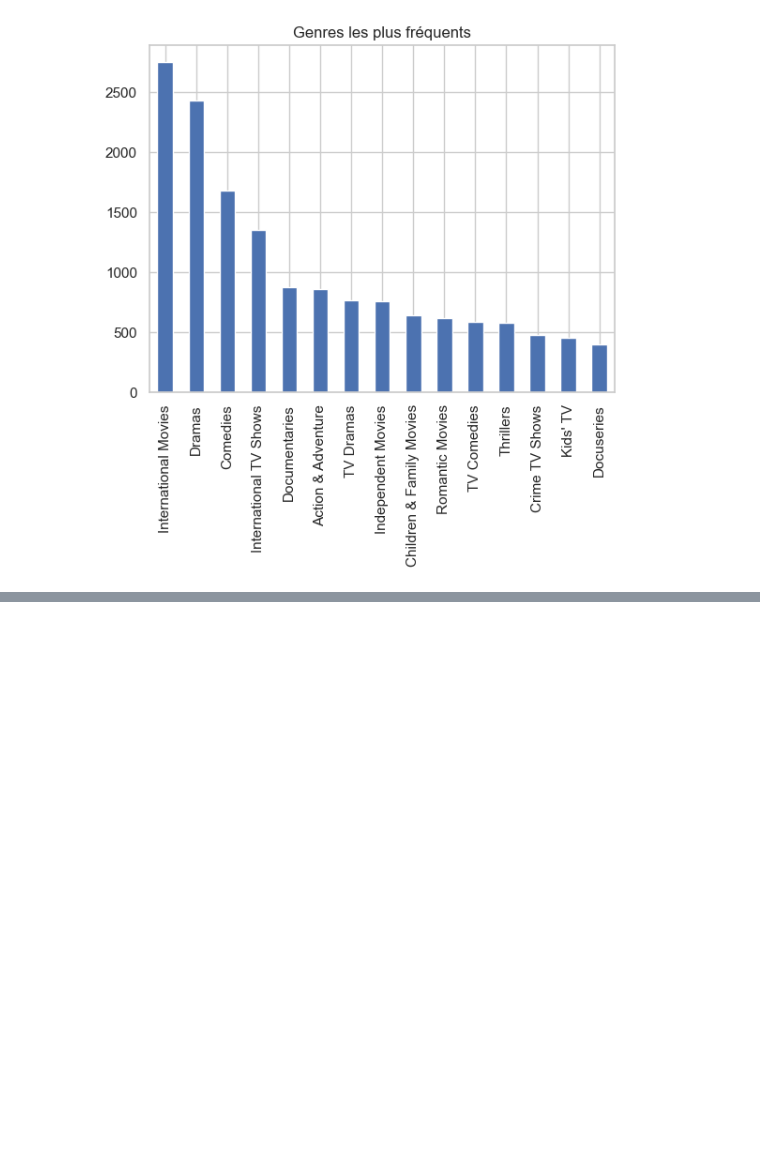
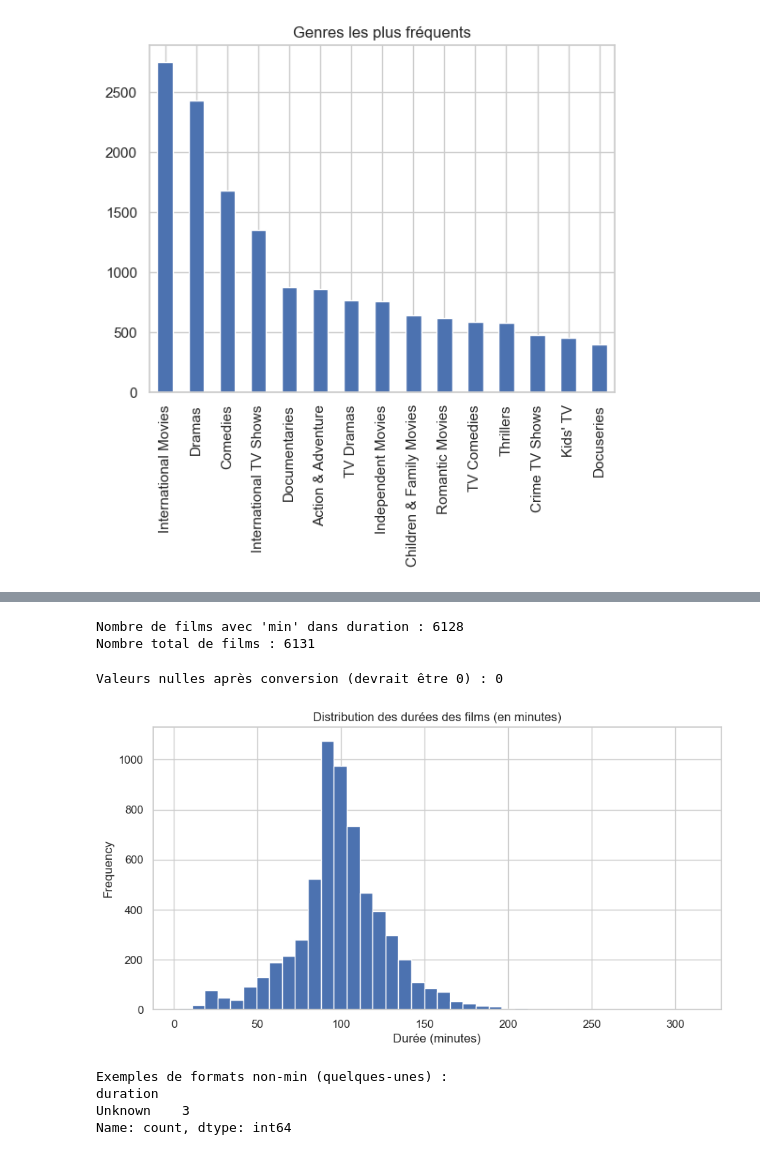
Before and after one commit to SMoctarL/Projet_Netflix, a Jupyter notebook: netflixProject.ipynb, the cells around one changed output, grey strips where cells are left out. Saved outputs shown, nothing was run; the diff lists cells and outputs as text; code cells hidden in the pictures; blank space fills up the shorter version.

```diff
--- a/netflixProject.ipynb
+++ b/netflixProject.ipynb
@@ -116,0 +106,2 @@ print("Analyse Netflix terminée !")
+# %%
+films = df[df["type"] == "Movie"].copy()
@@ -116,0 +120,35 @@ print("Analyse Netflix terminée !")
+# %%
+mask_min = films["duration"].str.contains(r'\d+\s*min', na=False)
+# %%
+print("\nNombre de films avec 'min' dans duration :", mask_min.sum())
+print("Nombre total de films :", len(films))
+# %% [output]
+Nombre de films avec 'min' dans duration : 6128
+Nombre total de films : 6131
+# %%
+films_min = films[mask_min].copy()
+# %%
+films_min["duration_min"] = films_min["duration"].str.extract(r'(\d+)')
+films_min["duration_min"] = pd.to_numeric(films_min["duration_min"], errors="coerce").astype("Int64")
+# %%
+print("\nValeurs nulles après conversion (devrait être 0) :", films_min["duration_min"].isna().sum())
+# %% [output]
+Valeurs nulles après conversion (devrait être 0) : 0
+# %%
+import matplotlib.pyplot as plt
+plt.figure(figsize=(10,5))
+films_min["duration_min"].dropna().astype(int).plot(kind="hist", bins=40)
+plt.title("Distribution des durées des films (en minutes)")
+plt.xlabel("Durée (minutes)")
+plt.show()
+# %% [output]
+[figure, added]
+# %%
+autres = films[~mask_min]["duration"].value_counts().head(20)
+print("\nExemples de formats non-min (quelques-unes) :")
+print(autres)
+# %% [output]
+Exemples de formats non-min (quelques-unes) :
+duration
+Unknown    3
+Name: count, dtype: int64
```
Also changed, not shown: parts of 3 cells of this notebook.
